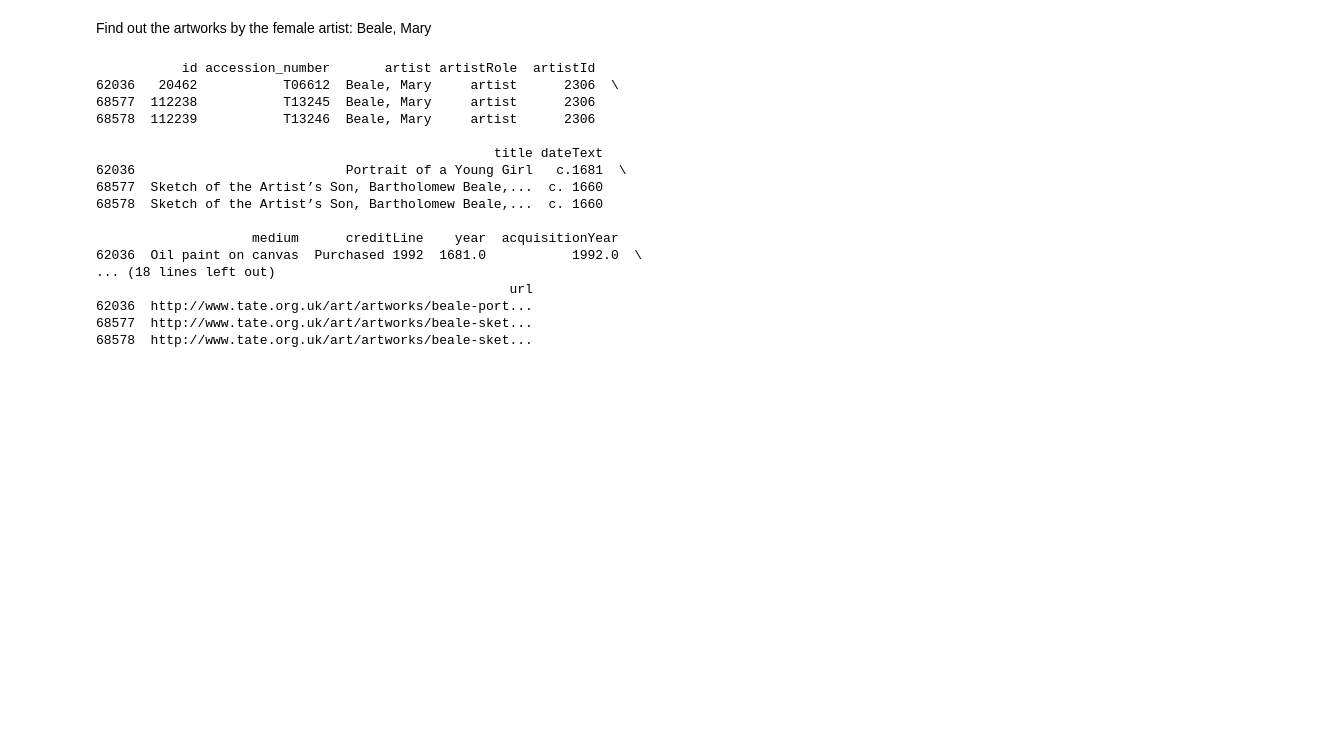
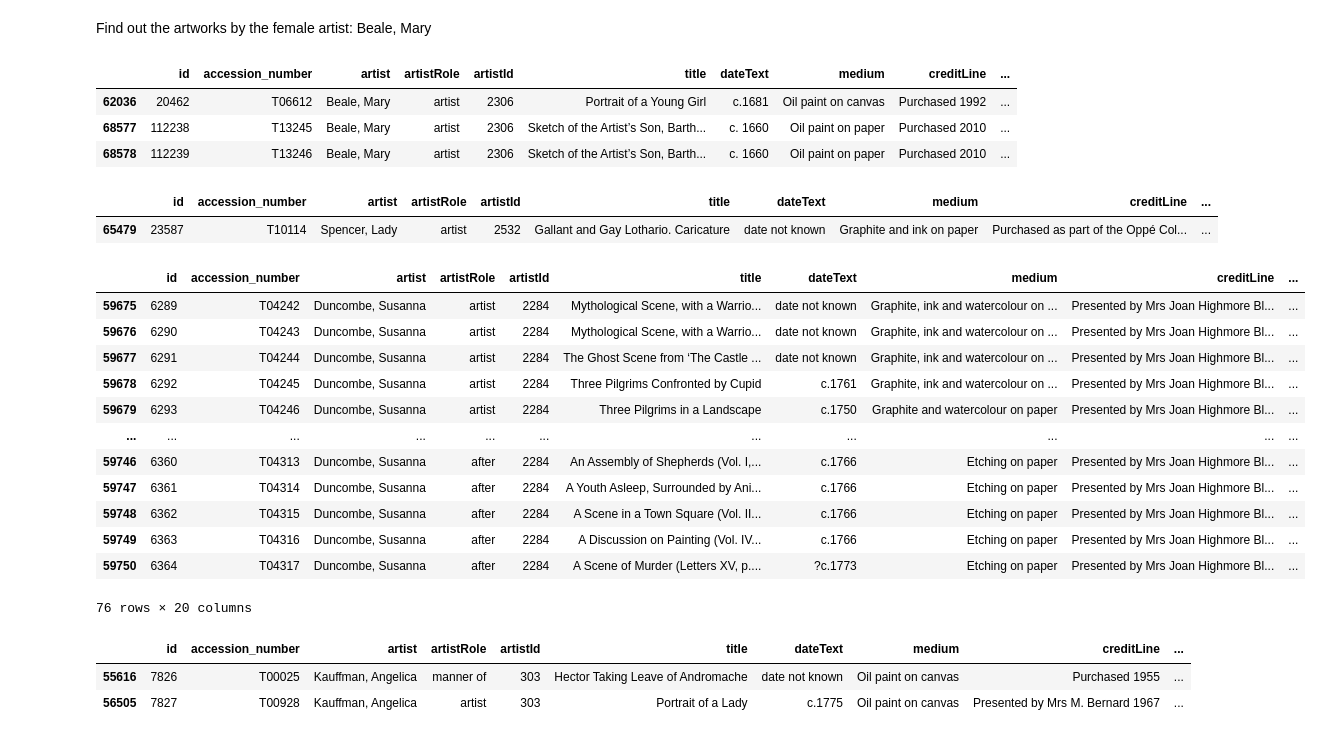
Before and after one commit to jennylzx/dissertation, a Jupyter notebook: notebooks/Tate_Artworks.ipynb, the cells around one changed output. Drawn from its saved outputs; the diff is of its cells as text; code cells hidden in the pictures; blank space fills up the shorter version.

```diff
--- a/notebooks/Tate_Artworks.ipynb
+++ b/notebooks/Tate_Artworks.ipynb
@@ -38,22 +38,39 @@ print(df.head)
 Find out the artworks by the female artist: Beale, Mary
 # %%
 filtered_df = df[(df['artist'] == 'Beale, Mary')]
-print(filtered_df)
+filtered_df
 # %% [output]
-           id accession_number       artist artistRole  artistId
-62036   20462           T06612  Beale, Mary     artist      2306  \
-68577  112238           T13245  Beale, Mary     artist      2306
-68578  112239           T13246  Beale, Mary     artist      2306
-
-                                                   title dateText
-62036                           Portrait of a Young Girl   c.1681  \
-68577  Sketch of the Artist’s Son, Bartholomew Beale,...  c. 1660
-68578  Sketch of the Artist’s Son, Bartholomew Beale,...  c. 1660
-
-                    medium      creditLine    year  acquisitionYear
-62036  Oil paint on canvas  Purchased 1992  1681.0           1992.0  \
-... (18 lines left out)
-                                                     url
-62036  http://www.tate.org.uk/art/artworks/beale-port...
-68577  http://www.tate.org.uk/art/artworks/beale-sket...
-68578  http://www.tate.org.uk/art/artworks/beale-sket...
+|  | id | accession_number | artist | artistRole | artistId | title | dateText | medium | creditLine | ... |
+| 62036 | 20462 | T06612 | Beale, Mary | artist | 2306 | Portrait of a Young Girl | c.1681 | Oil paint on canvas | Purchased 1992 | ... |
+| 68577 | 112238 | T13245 | Beale, Mary | artist | 2306 | Sketch of the Artist’s Son, Barth... | c. 1660 | Oil paint on paper | Purchased 2010 | ... |
+| 68578 | 112239 | T13246 | Beale, Mary | artist | 2306 | Sketch of the Artist’s Son, Barth... | c. 1660 | Oil paint on paper | Purchased 2010 | ... |
+# %%
+filtered_df1 = df[(df['artist'] == 'Spencer, Lady')]
+filtered_df1
+# %% [output]
+|  | id | accession_number | artist | artistRole | artistId | title | dateText | medium | creditLine | ... |
+| 65479 | 23587 | T10114 | Spencer, Lady | artist | 2532 | Gallant and Gay Lothario. Caricature | date not known | Graphite and ink on paper | Purchased as part of the Oppé Col... | ... |
+# %%
+filtered_df2 = df[(df['artist'] == 'Duncombe, Susanna')]
+filtered_df2
+# %% [output]
+|  | id | accession_number | artist | artistRole | artistId | title | dateText | medium | creditLine | ... |
+| 59675 | 6289 | T04242 | Duncombe, Susanna | artist | 2284 | Mythological Scene, with a Warrio... | date not known | Graphite, ink and watercolour on ... | Presented by Mrs Joan Highmore Bl... | ... |
+| 59676 | 6290 | T04243 | Duncombe, Susanna | artist | 2284 | Mythological Scene, with a Warrio... | date not known | Graphite, ink and watercolour on ... | Presented by Mrs Joan Highmore Bl... | ... |
+| 59677 | 6291 | T04244 | Duncombe, Susanna | artist | 2284 | The Ghost Scene from ‘The Castle ... | date not known | Graphite, ink and watercolour on ... | Presented by Mrs Joan Highmore Bl... | ... |
+| 59678 | 6292 | T04245 | Duncombe, Susanna | artist | 2284 | Three Pilgrims Confronted by Cupid | c.1761 | Graphite, ink and watercolour on ... | Presented by Mrs Joan Highmore Bl... | ... |
+| 59679 | 6293 | T04246 | Duncombe, Susanna | artist | 2284 | Three Pilgrims in a Landscape | c.1750 | Graphite and watercolour on paper | Presented by Mrs Joan Highmore Bl... | ... |
+| ... | ... | ... | ... | ... | ... | ... | ... | ... | ... | ... |
+| 59746 | 6360 | T04313 | Duncombe, Susanna | after | 2284 | An Assembly of Shepherds (Vol. I,... | c.1766 | Etching on paper | Presented by Mrs Joan Highmore Bl... | ... |
+| 59747 | 6361 | T04314 | Duncombe, Susanna | after | 2284 | A Youth Asleep, Surrounded by Ani... | c.1766 | Etching on paper | Presented by Mrs Joan Highmore Bl... | ... |
+| 59748 | 6362 | T04315 | Duncombe, Susanna | after | 2284 | A Scene in a Town Square (Vol. II... | c.1766 | Etching on paper | Presented by Mrs Joan Highmore Bl... | ... |
+| 59749 | 6363 | T04316 | Duncombe, Susanna | after | 2284 | A Discussion on Painting (Vol. IV... | c.1766 | Etching on paper | Presented by Mrs Joan Highmore Bl... | ... |
+| 59750 | 6364 | T04317 | Duncombe, Susanna | after | 2284 | A Scene of Murder (Letters XV, p.... | ?c.1773 | Etching on paper | Presented by Mrs Joan Highmore Bl... | ... |
+76 rows × 20 columns
+# %%
+filtered_df3 = df[(df['artist'] == 'Kauffman, Angelica')]
+filtered_df3
+# %% [output]
+|  | id | accession_number | artist | artistRole | artistId | title | dateText | medium | creditLine | ... |
+| 55616 | 7826 | T00025 | Kauffman, Angelica | manner of | 303 | Hector Taking Leave of Andromache | date not known | Oil paint on canvas | Purchased 1955 | ... |
+| 56505 | 7827 | T00928 | Kauffman, Angelica | artist | 303 | Portrait of a Lady | c.1775 | Oil paint on canvas | Presented by Mrs M. Bernard 1967 | ... |
```
Also changed, not shown: 2 other files.
